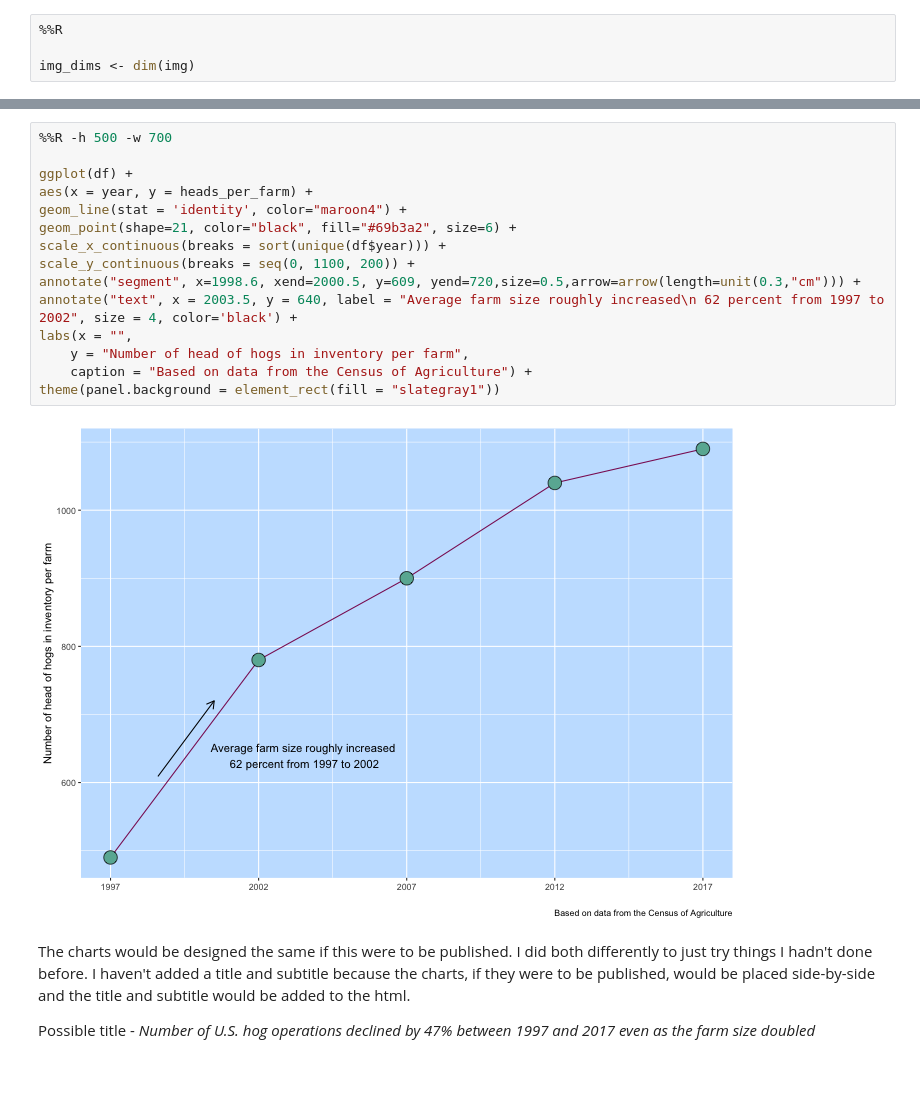
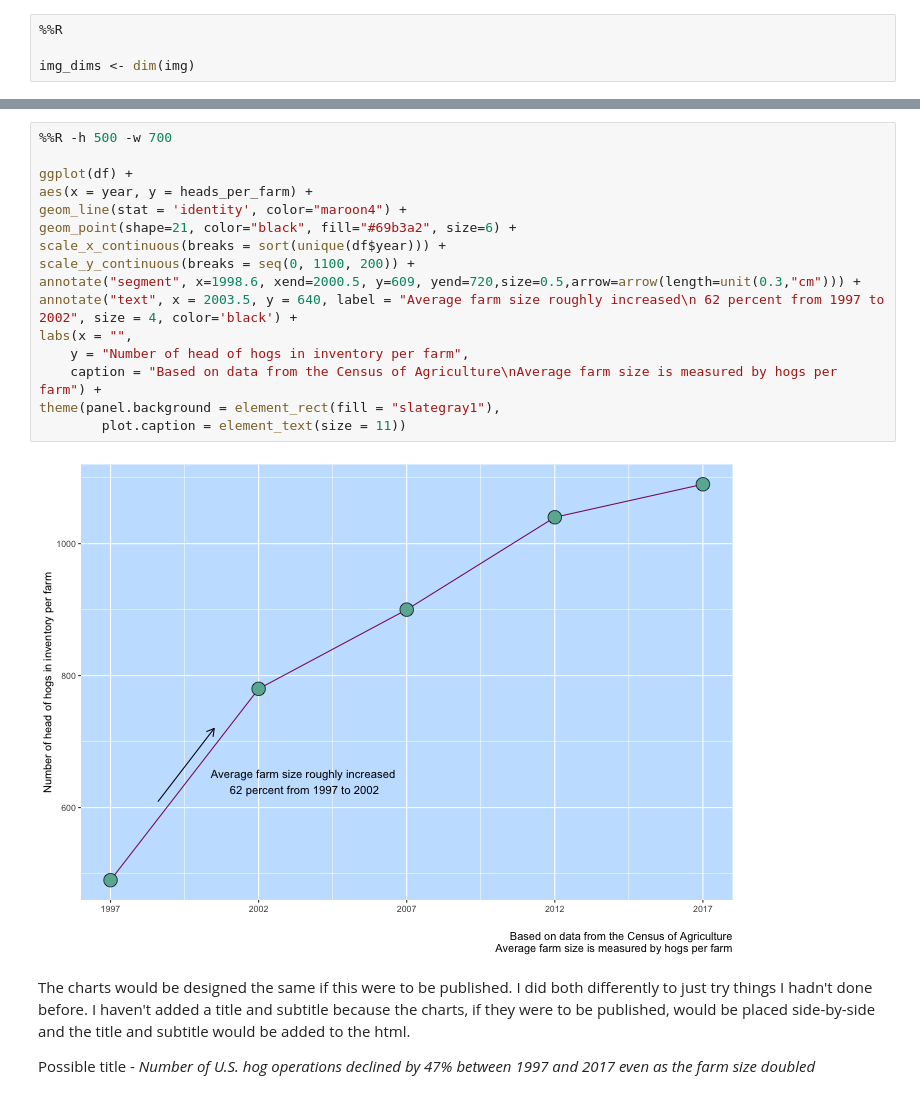
Before and after one commit to data4news-students/one-good-chart-poojachaudhuri, a Jupyter notebook: notebook.ipynb, the cells around one changed output, grey strips where cells are left out. Cells and saved outputs as stored; diff of their text form.

Commit message:
chart

```diff
--- a/notebook.ipynb
+++ b/notebook.ipynb
@@ -135,20 +136,21 @@ theme_light()
 # %%
 %%R -h 500 -w 700
 
 ggplot(df) +
 aes(x = year, y = heads_per_farm) +
 geom_line(stat = 'identity', color="maroon4") +
 geom_point(shape=21, color="black", fill="#69b3a2", size=6) +
 scale_x_continuous(breaks = sort(unique(df$year))) +
 scale_y_continuous(breaks = seq(0, 1100, 200)) +
 annotate("segment", x=1998.6, xend=2000.5, y=609, yend=720,size=0.5,arrow=arrow(length=unit(0.3,"cm"))) +
 annotate("text", x = 2003.5, y = 640, label = "Average farm size roughly increased\n 62 percent from 1997 to 2002", size = 4, color='black') +
 labs(x = "",
     y = "Number of head of hogs in inventory per farm",
-    caption = "Based on data from the Census of Agriculture") +
-theme(panel.background = element_rect(fill = "slategray1"))
+    caption = "Based on data from the Census of Agriculture\nAverage farm size is measured by hogs per farm") +
+theme(panel.background = element_rect(fill = "slategray1"),
+        plot.caption = element_text(size = 11))
 # %% [output]
-[figure, old version]
+[figure, new version]
 # %% [markdown]
 The charts would be designed the same if this were to be published. I did both differently to just try things I hadn't done before. I haven't added a title and subtitle because the charts, if they were to be published, would be placed side-by-side and the title and subtitle would be added to the html.
 
```
Also changed, not shown: parts of 1 cell of this notebook.
